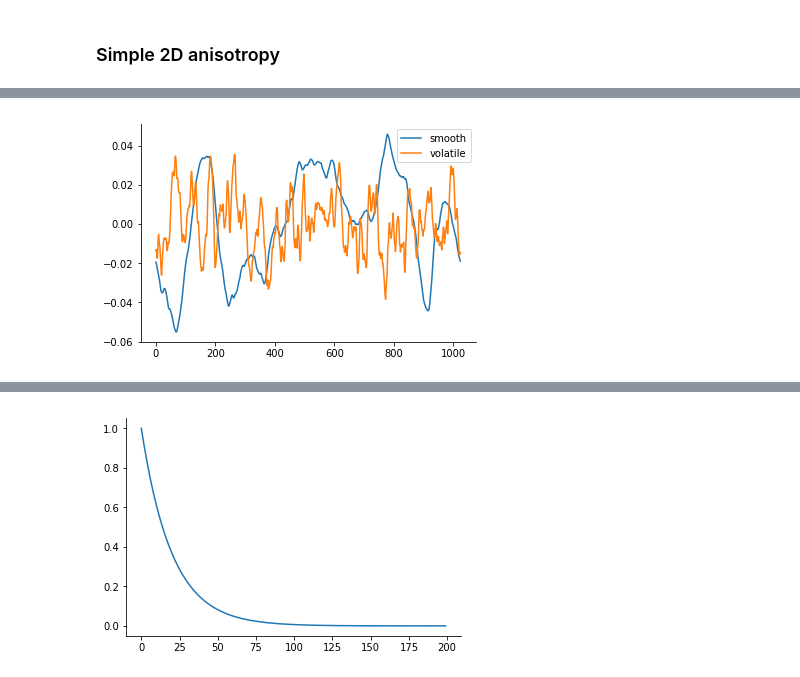
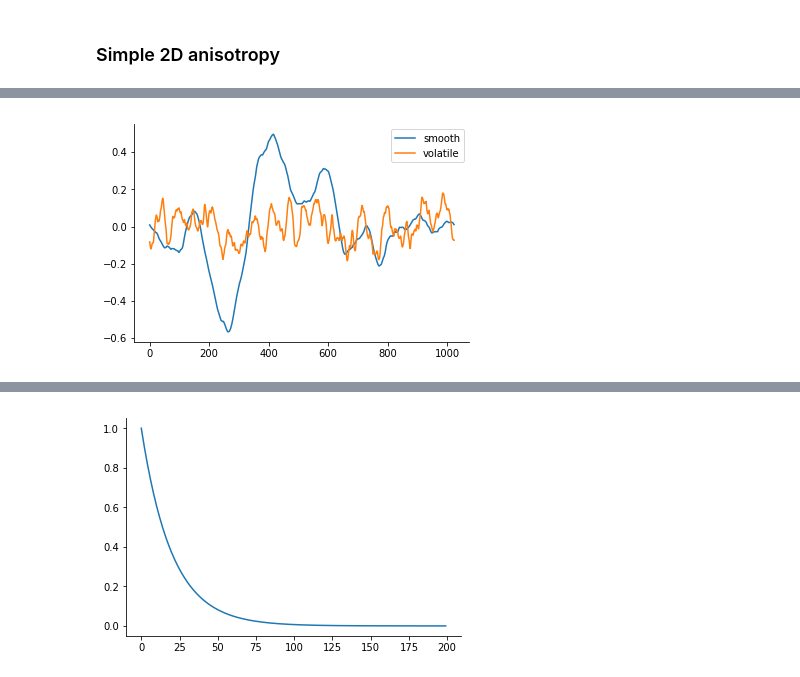
Before and after one commit to jamesjarlathlong/continuous, a Jupyter notebook: randomfield.ipynb, the cells around one changed output, grey strips where cells are left out. Drawn from its saved outputs; the diff is of its cells as text; code cells hidden in the pictures.

```diff
--- a/randomfield.ipynb
+++ b/randomfield.ipynb
@@ -185,13 +208,13 @@ def gaussian_field_alt(psd_fun, size=100):
             amplitude[i, j] = psd_fun(kx, ky)
     return np.fft.ifft2(noise * amplitude)
 # %%
-volatile_res = gaussian_proc(functools.partial(power_spectrum, 30))
-smooth_res = gaussian_proc(functools.partial(power_spectrum, 3))
+volatile_res = gaussian_proc(functools.partial(power_spectrum, 20), scale=5)
+smooth_res = gaussian_proc(functools.partial(power_spectrum, 3), scale=5)
 fig,ax = plt.subplots(1)
 ax.plot(smooth_res.real, label = 'smooth')
 ax.plot(volatile_res.real, label= 'volatile')
 ax.legend()
 sns.despine()
 # %% [output]
-[figure, old version]
+[figure, new version]
 # %%
```
Also changed, not shown: parts of 19 cells of this notebook.
